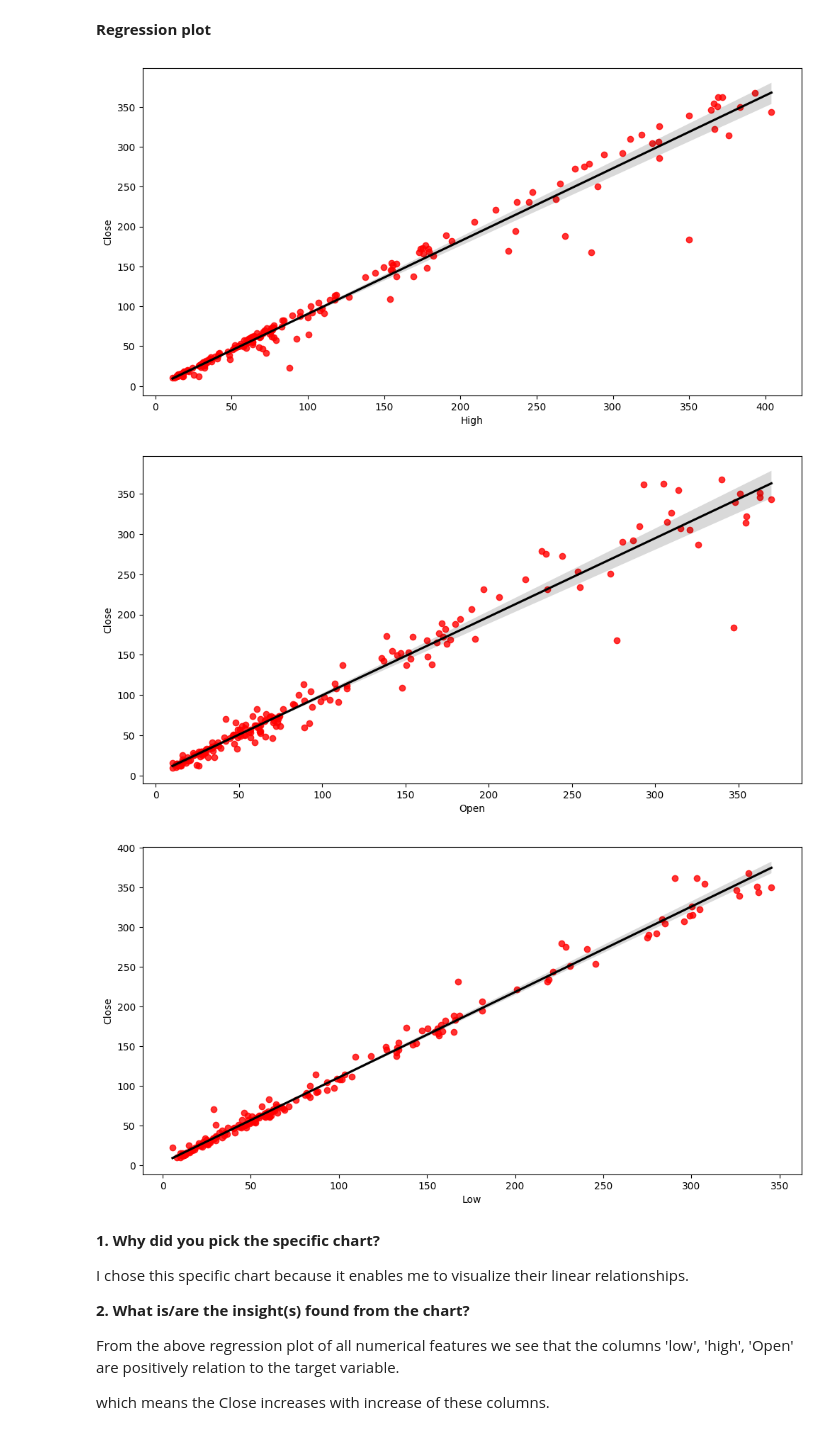
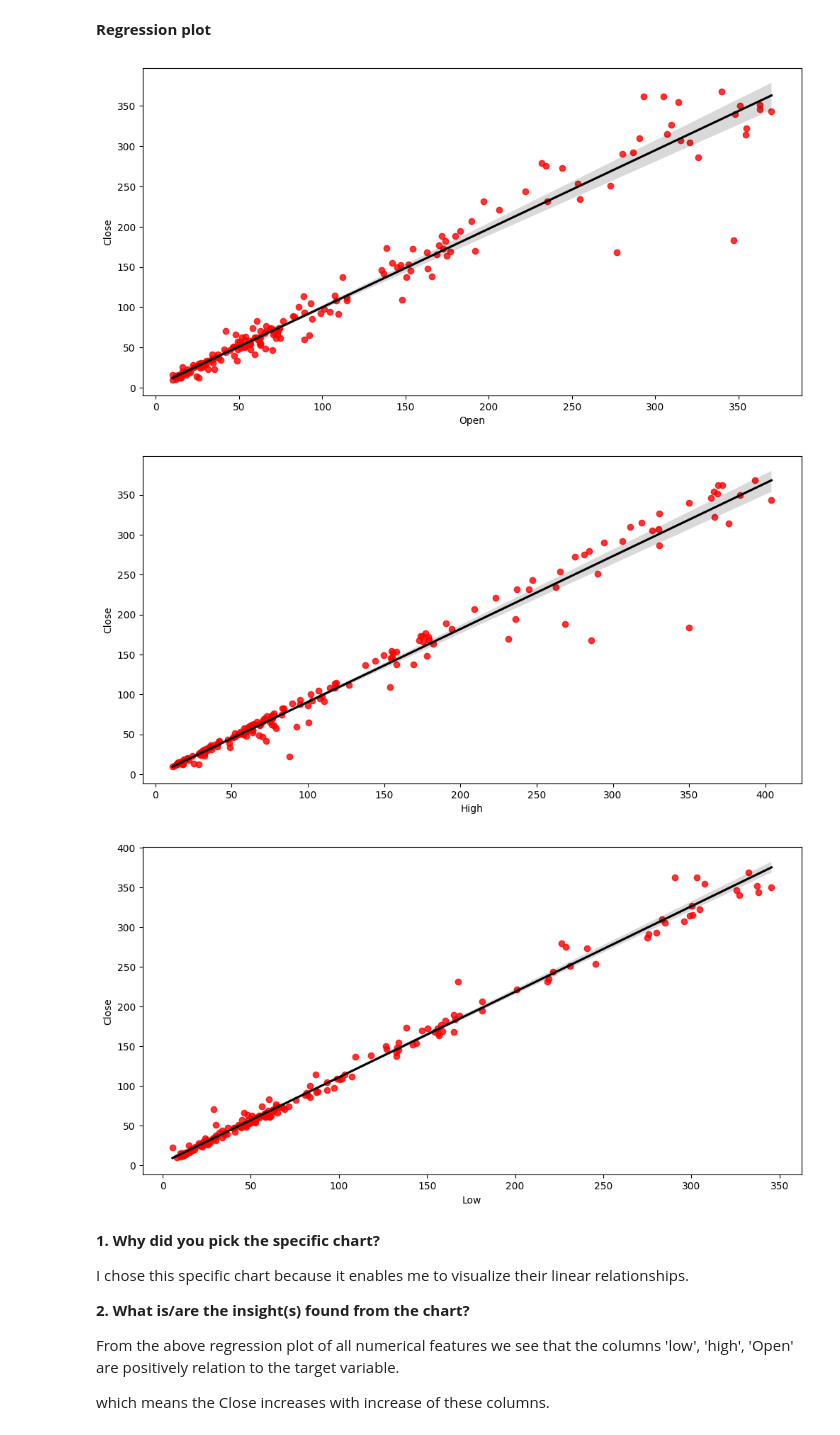
Before and after one commit to shaad4224/yes_Bank_Stock_Closing_Price_Prediction, a Jupyter notebook: yes_Bank_Stock_Closing_Price_Prediction.ipynb, the cells around one changed output. Drawn from its saved outputs; the diff is of its cells as text; code cells hidden in the pictures.

```diff
--- a/yes_Bank_Stock_Closing_Price_Prediction.ipynb
+++ b/yes_Bank_Stock_Closing_Price_Prediction.ipynb
@@ -465,12 +467,14 @@ The maximum amount of outliers are present in the Column High.
 # %% [markdown]
 **Regression plot**
 # %%
+#plot the regression plot
+independent_features=['Open','High','Low']
 for col in independent_features:
   plt.subplots(figsize=(12,6))
   sns.regplot(x=df[col],y=df['Close'],scatter_kws={'color':'red'},line_kws={'color':'black'})
 # %% [output]
-[figure, old version]
+[figure, new version]
-[figure, old version]
+[figure, new version]
 [figure]
 # %% [markdown]
 **1. Why did you pick the specific chart?**
```
Also changed, not shown: parts of 12 cells of this notebook.
